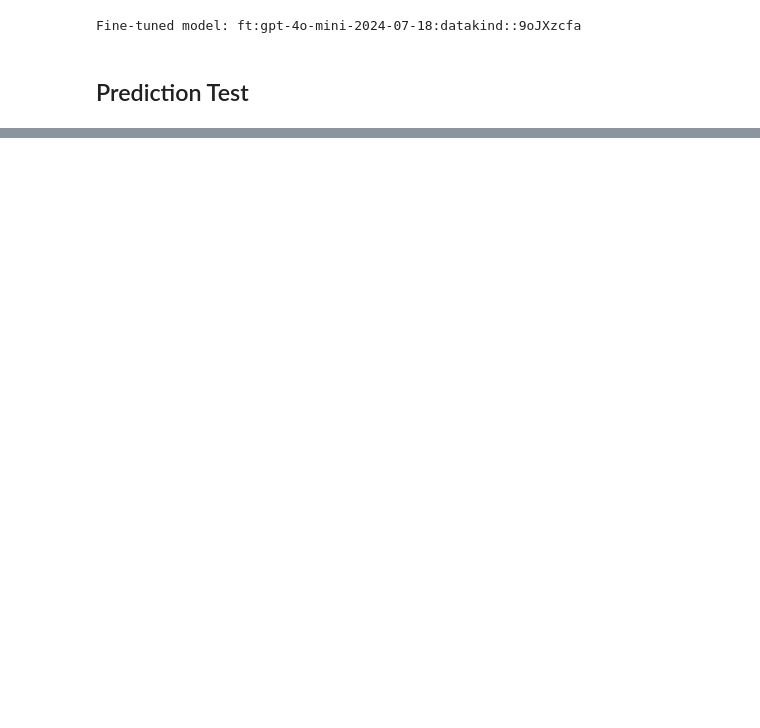
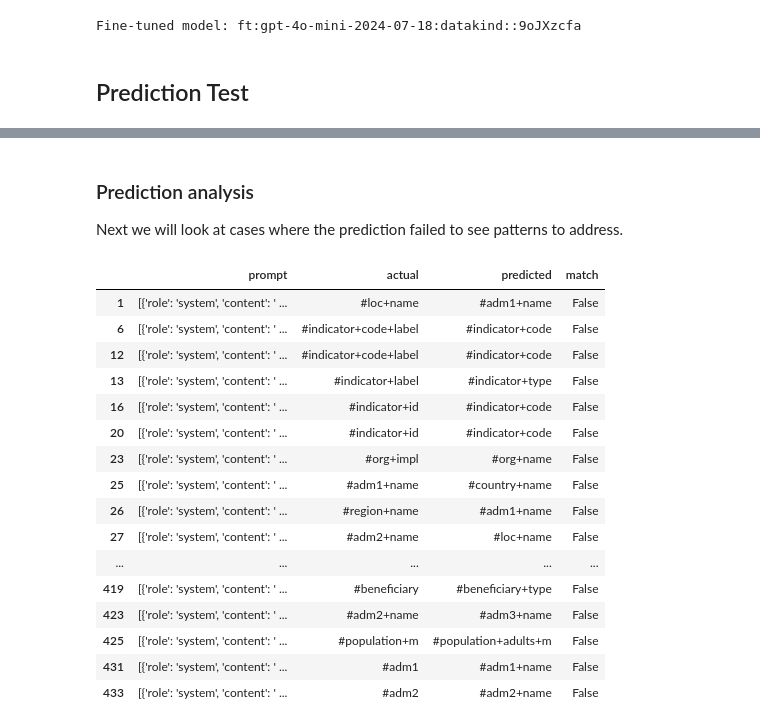
Before and after one commit to datakind/hxl-metadata-prediction, a Jupyter notebook: openai-hxl-prediction.ipynb, the cells around one changed output, grey strips where cells are left out. Cells and saved outputs as stored; diff of their text form; code cells hidden in the pictures; blank space fills up the shorter version.

```diff
--- a/openai-hxl-prediction.ipynb
+++ b/openai-hxl-prediction.ipynb
@@ -360,0 +411,25 @@ F1: 0.73
+# %% [markdown]
+### Prediction analysis
+
+Next we will look at cases where the prediction failed to see patterns to address.
+# %%
+results["match"] = results['predicted'] == results['actual']
+display(results[results["match"]==False])
+# %% [output]
+|  | prompt | actual | predicted | match |
+| 1 | [{'role': 'system', 'content': ' ... | #loc+name | #adm1+name | False |
+| 6 | [{'role': 'system', 'content': ' ... | #indicator+code+label | #indicator+code | False |
+| 12 | [{'role': 'system', 'content': ' ... | #indicator+code+label | #indicator+code | False |
+| 13 | [{'role': 'system', 'content': ' ... | #indicator+label | #indicator+type | False |
+| 16 | [{'role': 'system', 'content': ' ... | #indicator+id | #indicator+code | False |
+| 20 | [{'role': 'system', 'content': ' ... | #indicator+id | #indicator+code | False |
+| 23 | [{'role': 'system', 'content': ' ... | #org+impl | #org+name | False |
+| 25 | [{'role': 'system', 'content': ' ... | #adm1+name | #country+name | False |
+| 26 | [{'role': 'system', 'content': ' ... | #region+name | #adm1+name | False |
+| 27 | [{'role': 'system', 'content': ' ... | #adm2+name | #loc+name | False |
+| ... | ... | ... | ... | ... |
+| 419 | [{'role': 'system', 'content': ' ... | #beneficiary | #beneficiary+type | False |
+| 423 | [{'role': 'system', 'content': ' ... | #adm2+name | #adm3+name | False |
+| 425 | [{'role': 'system', 'content': ' ... | #population+m | #population+adults+m | False |
+| 431 | [{'role': 'system', 'content': ' ... | #adm1 | #adm1+name | False |
+| 433 | [{'role': 'system', 'content': ' ... | #adm2 | #adm2+name | False |
```
Also changed, not shown: parts of 26 cells of this notebook.
